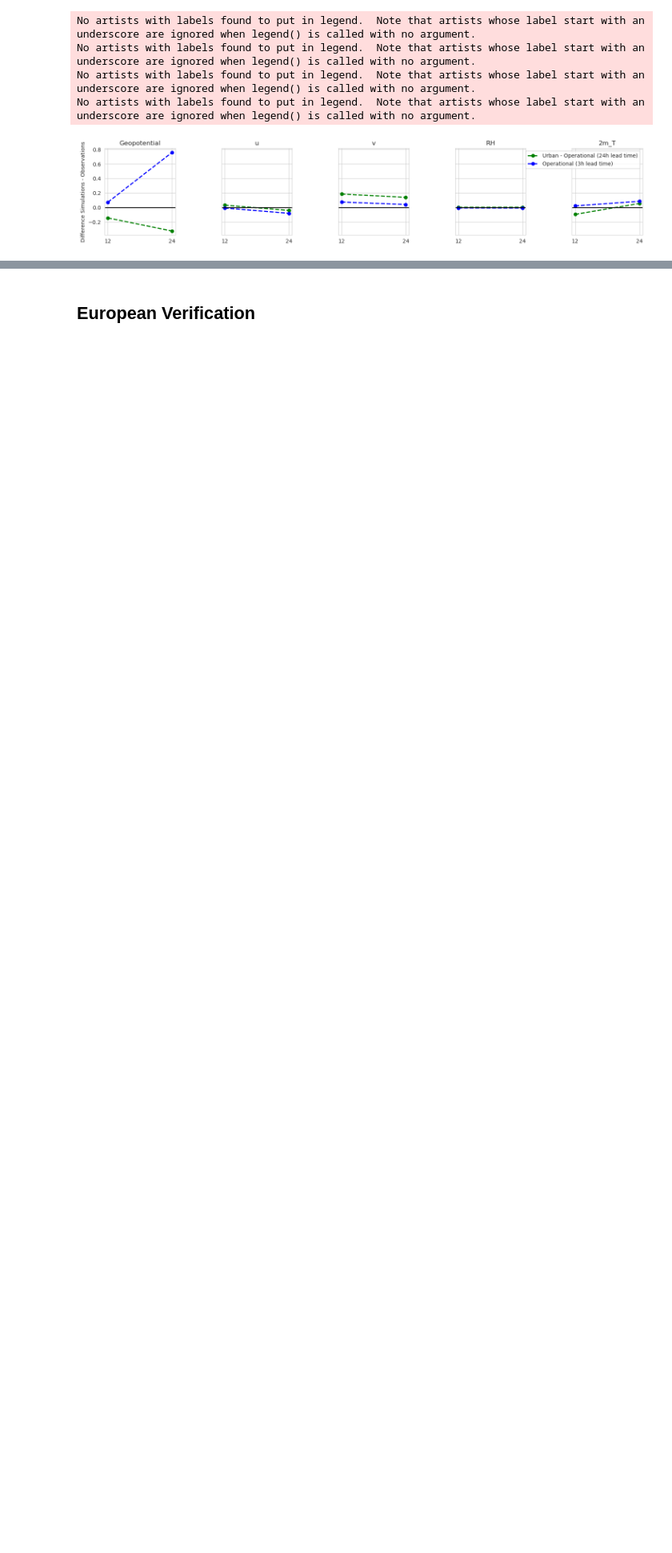
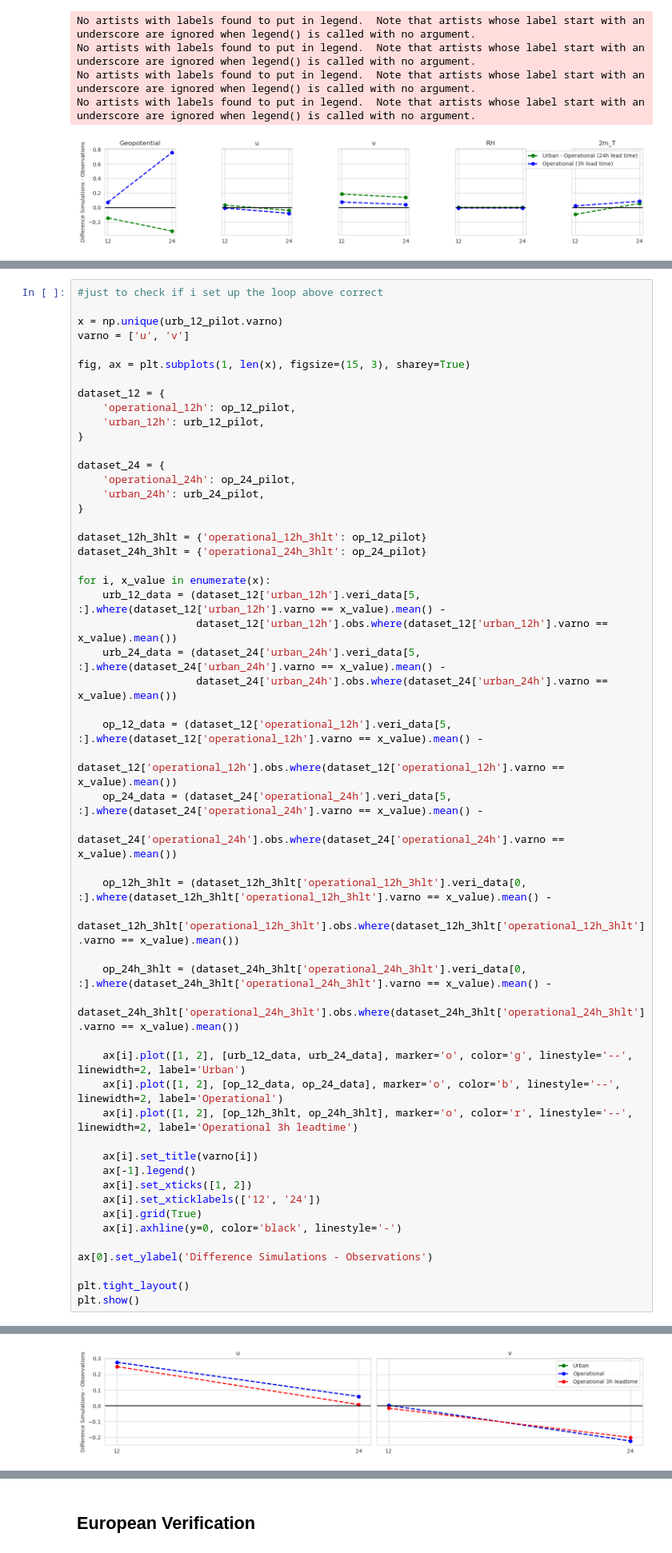
Before and after one commit to maymeret/master_thesis, a Jupyter notebook: verification.ipynb, the cells around one changed output, grey strips where cells are left out. Shown at 80% size. Drawn from its saved outputs; the diff is of its cells as text; blank space fills up the shorter version.

Commit message:
adding kd-tree urban grids pilot

```diff
--- a/verification.ipynb
+++ b/verification.ipynb
@@ -170,0 +171,54 @@ No artists with labels found to put in legend.  Note that artists whose label st
+# %%
+#just to check if i set up the loop above correct
+
+x = np.unique(urb_12_pilot.varno)
+varno = ['u', 'v']
+
+fig, ax = plt.subplots(1, len(x), figsize=(15, 3), sharey=True)
+
+dataset_12 = {
+    'operational_12h': op_12_pilot,
+    'urban_12h': urb_12_pilot,
+}
+
+dataset_24 = {
+    'operational_24h': op_24_pilot,
+    'urban_24h': urb_24_pilot,
+}
+
+dataset_12h_3hlt = {'operational_12h_3hlt': op_12_pilot}
+dataset_24h_3hlt = {'operational_24h_3hlt': op_24_pilot}
+
+for i, x_value in enumerate(x):
+    urb_12_data = (dataset_12['urban_12h'].veri_data[5, :].where(dataset_12['urban_12h'].varno == x_value).mean() -
+                   dataset_12['urban_12h'].obs.where(dataset_12['urban_12h'].varno == x_value).mean())
+    urb_24_data = (dataset_24['urban_24h'].veri_data[5, :].where(dataset_24['urban_24h'].varno == x_value).mean() -
+                   dataset_24['urban_24h'].obs.where(dataset_24['urban_24h'].varno == x_value).mean())
+
+    op_12_data = (dataset_12['operational_12h'].veri_data[5, :].where(dataset_12['operational_12h'].varno == x_value).mean() -
+                  dataset_12['operational_12h'].obs.where(dataset_12['operational_12h'].varno == x_value).mean())
+    op_24_data = (dataset_24['operational_24h'].veri_data[5, :].where(dataset_24['operational_24h'].varno == x_value).mean() -
+                  dataset_24['operational_24h'].obs.where(dataset_24['operational_24h'].varno == x_value).mean())
+
+    op_12h_3hlt = (dataset_12h_3hlt['operational_12h_3hlt'].veri_data[0, :].where(dataset_12h_3hlt['operational_12h_3hlt'].varno == x_value).mean() -
+                  dataset_12h_3hlt['operational_12h_3hlt'].obs.where(dataset_12h_3hlt['operational_12h_3hlt'].varno == x_value).mean())
+
+    op_24h_3hlt = (dataset_24h_3hlt['operational_24h_3hlt'].veri_data[0, :].where(dataset_24h_3hlt['operational_24h_3hlt'].varno == x_value).mean() -
+                  dataset_24h_3hlt['operational_24h_3hlt'].obs.where(dataset_24h_3hlt['operational_24h_3hlt'].varno == x_value).mean())
+
+    ax[i].plot([1, 2], [urb_12_data, urb_24_data], marker='o', color='g', linestyle='--', linewidth=2, label='Urban')
+    ax[i].plot([1, 2], [op_12_data, op_24_data], marker='o', color='b', linestyle='--', linewidth=2, label='Operational')
+    ax[i].plot([1, 2], [op_12h_3hlt, op_24h_3hlt], marker='o', color='r', linestyle='--', linewidth=2, label='Operational 3h leadtime')
+
+    ax[i].set_title(varno[i])
+    ax[-1].legend()
+    ax[i].set_xticks([1, 2])
+    ax[i].set_xticklabels(['12', '24'])
+    ax[i].grid(True)
+    ax[i].axhline(y=0, color='black', linestyle='-')
+
+ax[0].set_ylabel('Difference Simulations - Observations')
+
+plt.tight_layout()
+plt.show()
+# %% [output]
@@ -171,3 +226,4 @@ No artists with labels found to put in legend.  Note that artists whose label st
+[figure, added]
 # %%
 p_levels = [100000, 85000, 70000, 50000]
 x = np.unique(op_12_temp.varno)
```
Also changed, not shown: parts of 12 cells of this notebook.
